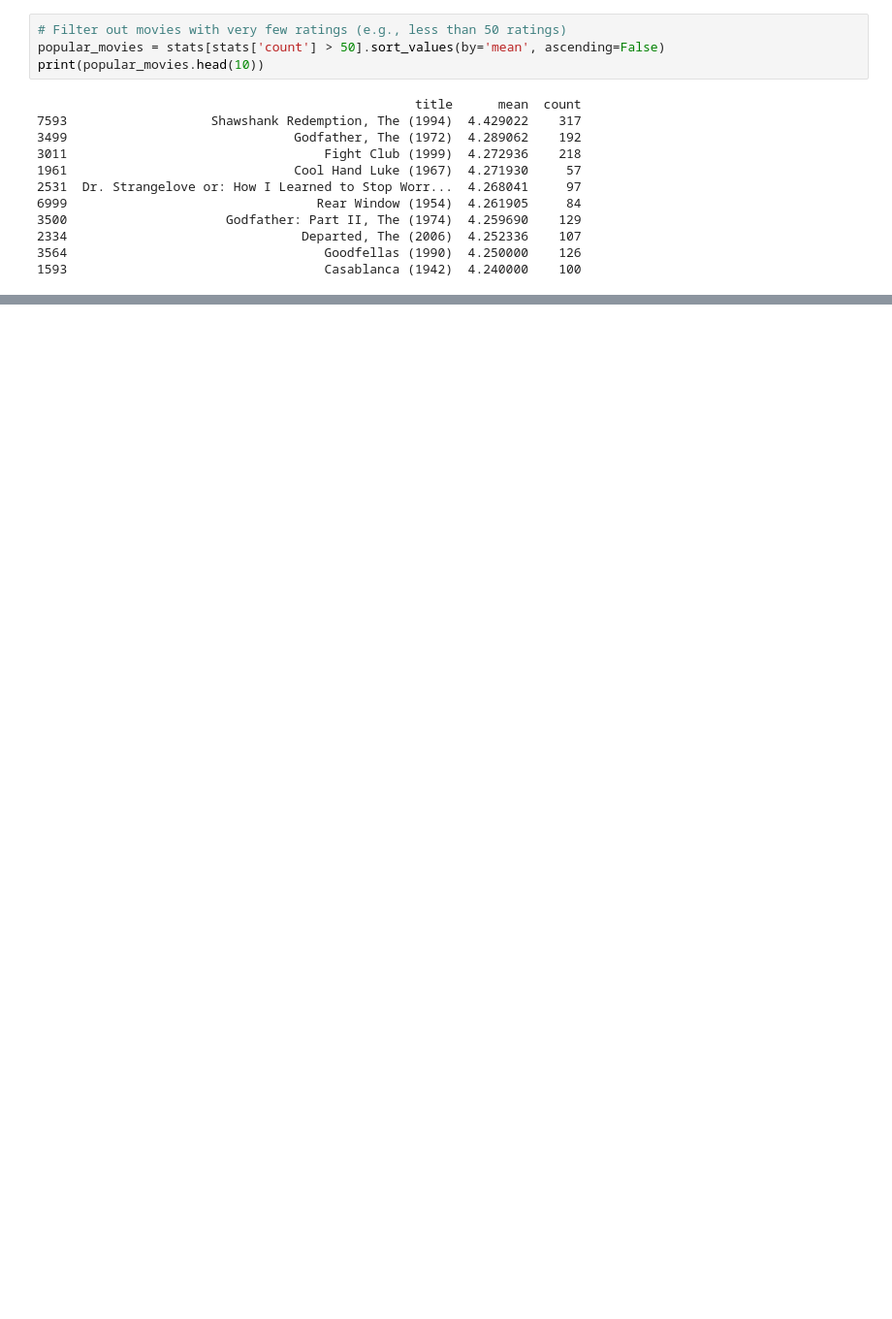
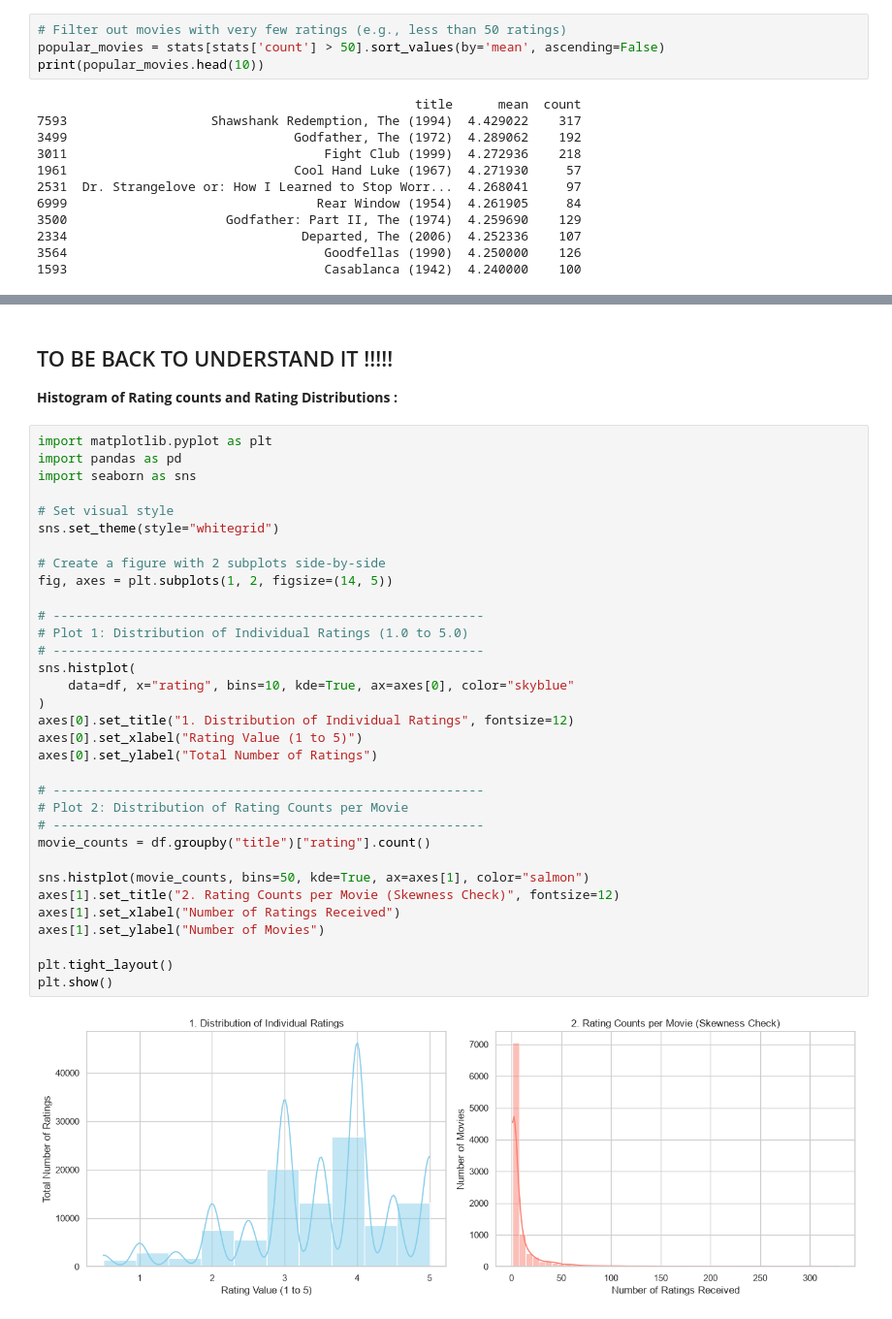
Before and after one commit to Muhammmedbch/movies-recommandation-system, a Jupyter notebook: code.ipynb, the cells around one changed output, grey strips where cells are left out. Shown at 97% size. Saved outputs shown, nothing was run; the diff lists cells and outputs as text; blank space fills up the shorter version.

```diff
--- a/code.ipynb
+++ b/code.ipynb
@@ -101,0 +122,39 @@ print(popular_movies.head(10))
+# %% [markdown]
+## TO BE BACK TO UNDERSTAND IT !!!!!
+
+**Histogram of Rating counts and Rating Distributions :**
+# %%
+import matplotlib.pyplot as plt
+import pandas as pd
+import seaborn as sns
+
+# Set visual style
+sns.set_theme(style="whitegrid")
+
+# Create a figure with 2 subplots side-by-side
+fig, axes = plt.subplots(1, 2, figsize=(14, 5))
+
+# ---------------------------------------------------------
+# Plot 1: Distribution of Individual Ratings (1.0 to 5.0)
+# ---------------------------------------------------------
+sns.histplot(
+    data=df, x="rating", bins=10, kde=True, ax=axes[0], color="skyblue"
+)
+axes[0].set_title("1. Distribution of Individual Ratings", fontsize=12)
+axes[0].set_xlabel("Rating Value (1 to 5)")
+axes[0].set_ylabel("Total Number of Ratings")
+
+# ---------------------------------------------------------
+# Plot 2: Distribution of Rating Counts per Movie
+# ---------------------------------------------------------
+movie_counts = df.groupby("title")["rating"].count()
+
+sns.histplot(movie_counts, bins=50, kde=True, ax=axes[1], color="salmon")
+axes[1].set_title("2. Rating Counts per Movie (Skewness Check)", fontsize=12)
+axes[1].set_xlabel("Number of Ratings Received")
+axes[1].set_ylabel("Number of Movies")
+
+plt.tight_layout()
+plt.show()
+# %% [output]
+[figure, added]
```
Also changed, not shown: parts of 11 cells of this notebook.
